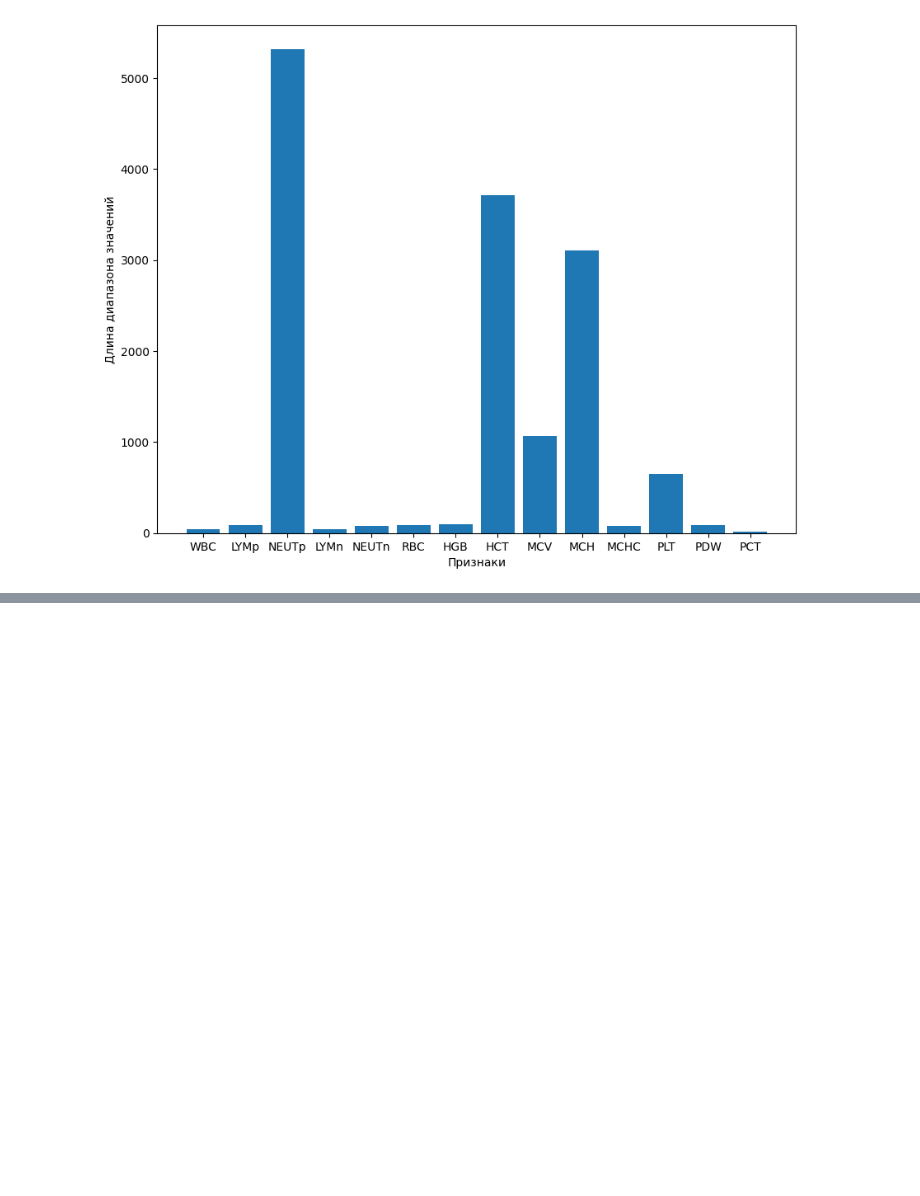
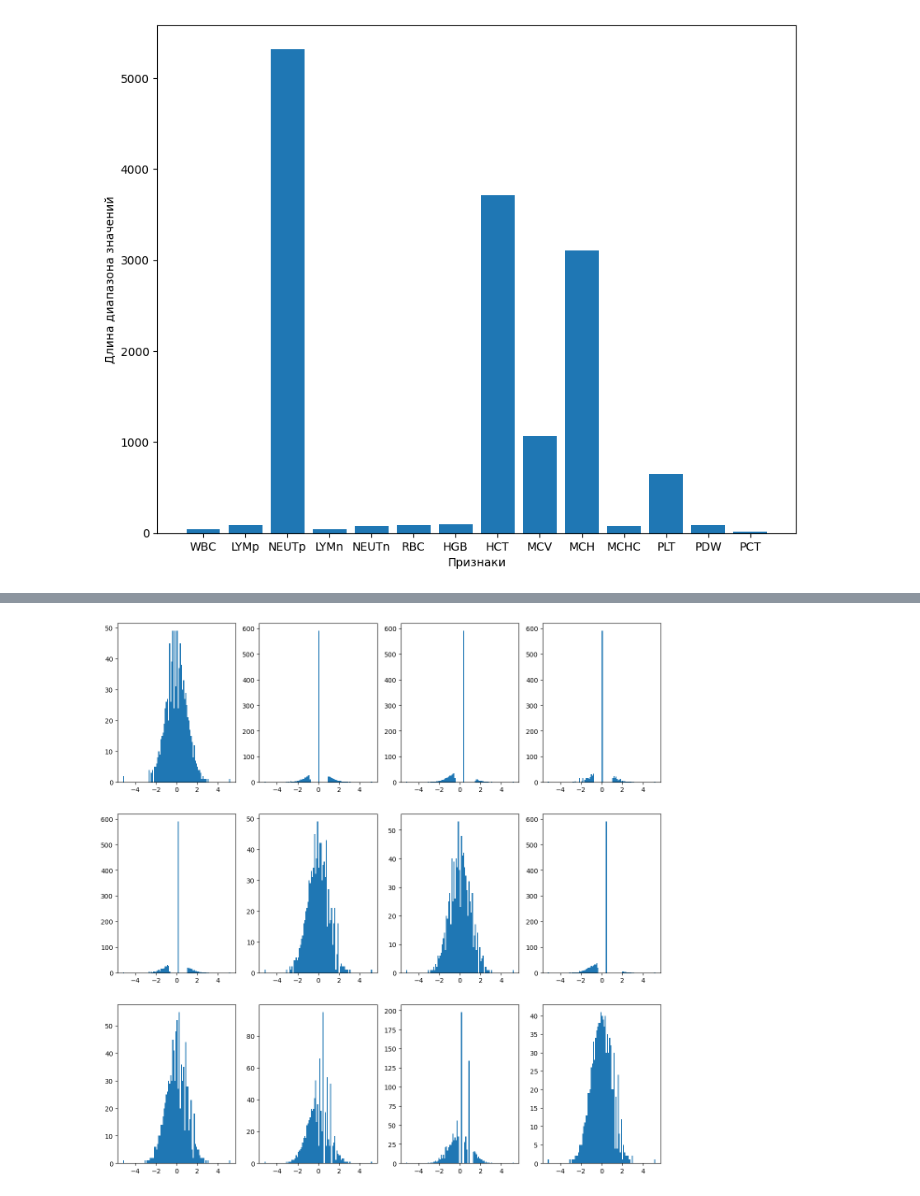
Before and after one commit to HowToKartoxa/ML_course_famcs, a Jupyter notebook: hw03_KNN/KNN.ipynb, the cells around one changed output, grey strips where cells are left out. Cells and saved outputs as stored; diff of their text form; code cells hidden in the pictures; blank space fills up the shorter version.

```diff
--- a/hw03_KNN/KNN.ipynb
+++ b/hw03_KNN/KNN.ipynb
@@ -88,0 +103,8 @@ plt.show()
+# %%
+from sklearn.preprocessing import OrdinalEncoder
+
+ec = OrdinalEncoder()
+df_encoded = df.select_dtypes('number').join(pd.DataFrame(np.int64(ec.fit_transform(pd.DataFrame(df['Diagnosis'])))))
+df_encoded.columns = df.columns
+
+df_encoded.head()
@@ -119,0 +128,13 @@ plt.show()
+# %%
+from sklearn.model_selection import train_test_split
+
+X_train, X_test, y_train, y_test = train_test_split(df_encoded.select_dtypes('float64'), df_encoded['Diagnosis'], random_state=42)
+df_train = pd.DataFrame(X_train).join(y_train)
+df_train.columns = df_encoded.columns
+df_test = pd.DataFrame(X_test).join(y_test)
+df_test.columns = df_encoded.columns
+
+df_train = df_train.reset_index(drop=True)
+df_test = df_test.reset_index(drop=True)
+
+df_train.info()
@@ -119,0 +181,7 @@ plt.show()
+# %%
+from sklearn.preprocessing import QuantileTransformer
+
+tfn = QuantileTransformer(random_state=42, n_quantiles=df_train.shape[0], output_distribution='normal')
+df_normal = pd.DataFrame(tfn.fit_transform(df_train.select_dtypes('float64'))).join(df_train['Diagnosis'])
+df_normal.columns = df_train.columns
+df_normal.head()
@@ -119,0 +195,6 @@ plt.show()
+# %%
+for ax, title in zip(plt.figure(figsize=(15,15)).subplots(3, 4).ravel(), df_normal.select_dtypes('number').columns):
+    ax.hist(df_normal[title].values, bins=100)
+    ax.set_xlabel('')
+# %% [output]
+[figure, added]
```
Also changed, not shown: parts of 45 cells of this notebook.
